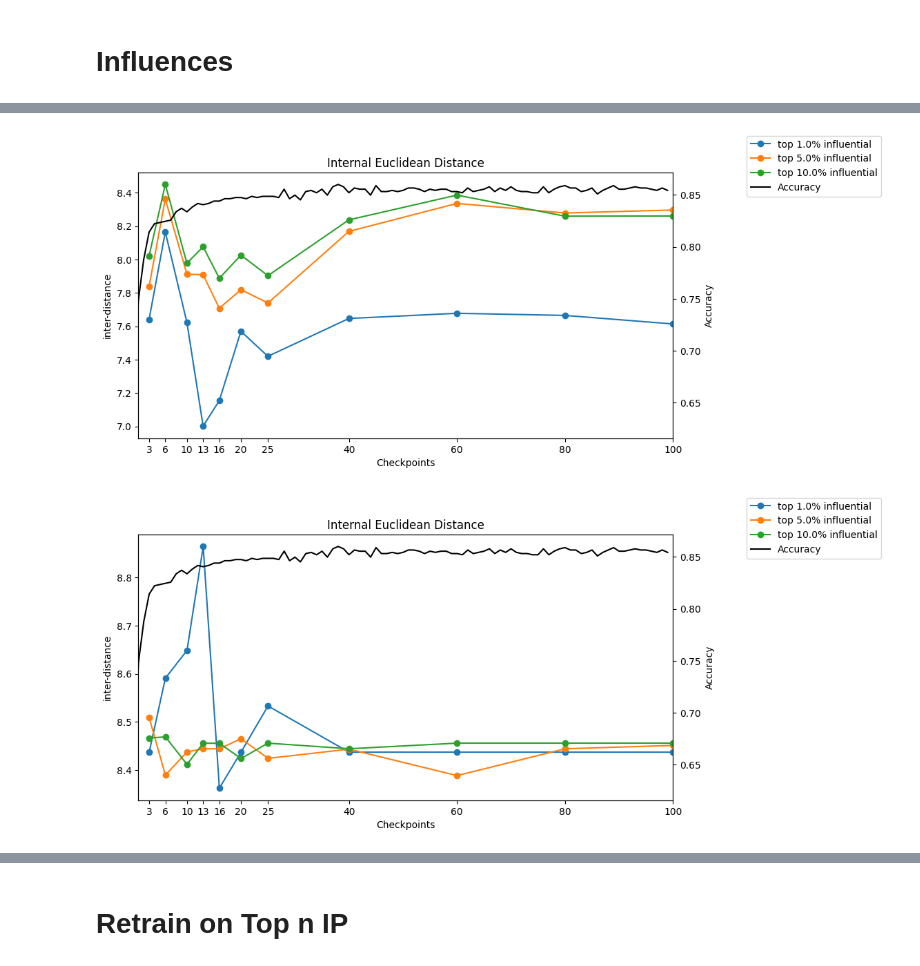
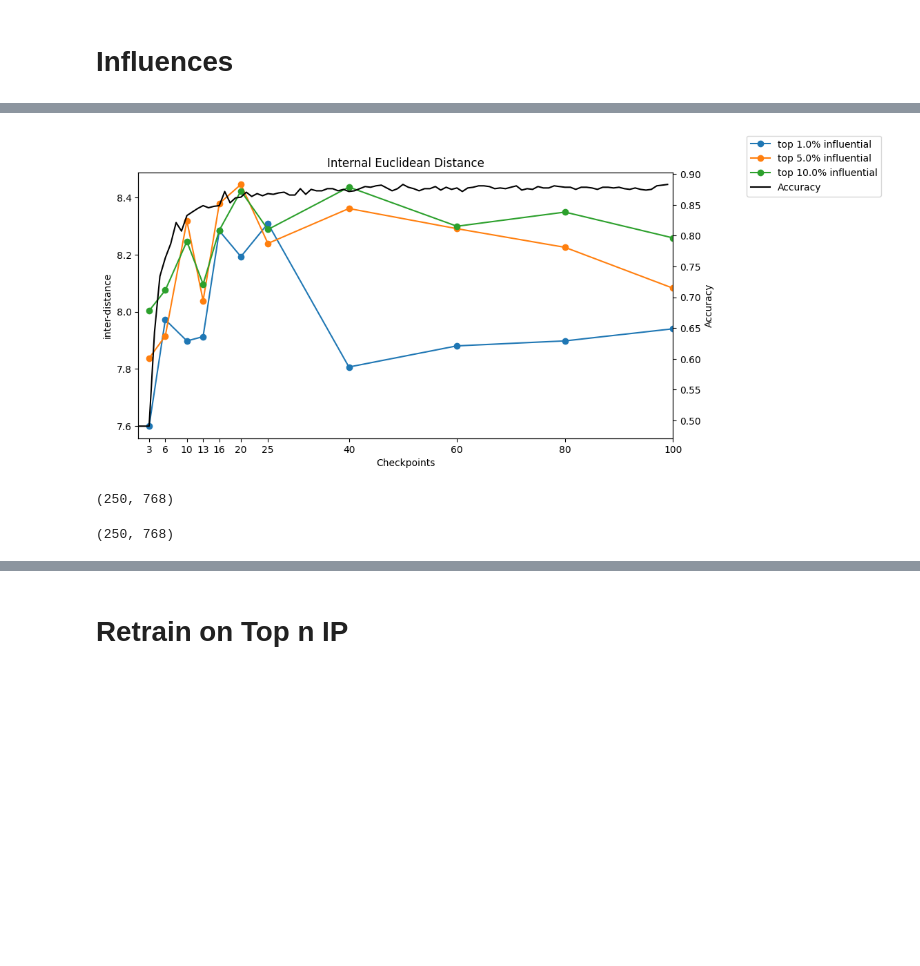
Before and after one commit to Rachelcoll/EULoInf, a Jupyter notebook: noteboooks/03_textcnn_models.ipynb, the cells around one changed output, grey strips where cells are left out. Drawn from its saved outputs; the diff is of its cells as text; code cells hidden in the pictures; blank space fills up the shorter version.

```diff
--- a/noteboooks/03_textcnn_models.ipynb
+++ b/noteboooks/03_textcnn_models.ipynb
@@ -79,7 +81,8 @@ sst2_embed_train_subset = Subset(sst2_embed_train_dataset, subset_indices)
 # %% [output]
 Repo card metadata block was not found. Setting CardData to empty.
 # %%
-save_objs_dict = torch.load(f"{dir_tensors}/accuracies_and_losses.pt", weights_only=False)
+# save_objs_dict = torch.load(f"{dir_tensors}/accuracies_and_losses.pt", weights_only=False)
+save_objs_dict = torch.load("/home/nicole/Workspace/data_valuation/influences/sst2/sst2_2025-03-30_01-24-15/accuracies_and_losses.pt", weights_only=False)
 
 train_losses = save_objs_dict["model_eval_obj"].train_losses
 validation_losses = save_objs_dict["model_eval_obj"].validation_losses
@@ -139,18 +140,29 @@ for scoring_method in scoring_methods:
 # %%
 ls_p = [0.01, 0.05, 0.1]
 
-for sst2_influences in influences_methods:
-    ls_int_distances = calc_pairwise_euclideans(sst2_influences, sst2_embed_train_subset, list_p=ls_p)
+for k in range(len(scoring_methods)):
+    ls_int_distances = calc_pairwise_euclideans(influences_methods[k], sst2_embed_train_subset, list_p=ls_p, option="textcnn")
     kwargs = {
         "title": "Internal Euclidean Distance",
         "y_label": "inter-distance",
         "data": ls_int_distances,
         "legend_labels": [f"top {prob*100}% influential" for prob in ls_p]
     }
     plot_var_acc_legends(x_vals, checkpoint_labels, accuracies, **kwargs)
 # %% [output]
-[figure, old version]
+[figure, new version]
-[figure, removed]
+# %%
+ckpt_embeds = embeds_dict[scoring_methods[i]]["random"]
+tmp = np.array([embed[0] for embed in ckpt_embeds[i]])[:, 0, :]
+tmp.shape
+# %% [output]
+(250, 768)
+# %%
+ckpt_embeds = embeds_dict[scoring_methods[i]]["top"]
+tmp = np.array([embed[0] for embed in ckpt_embeds[i]])[:, 0, :]
+tmp.shape
+# %% [output]
+(250, 768)
 # %%
 p = 0.05
 for i in range(len(scoring_methods)):
```
Also changed, not shown: parts of 15 cells of this notebook, 5 other files.
